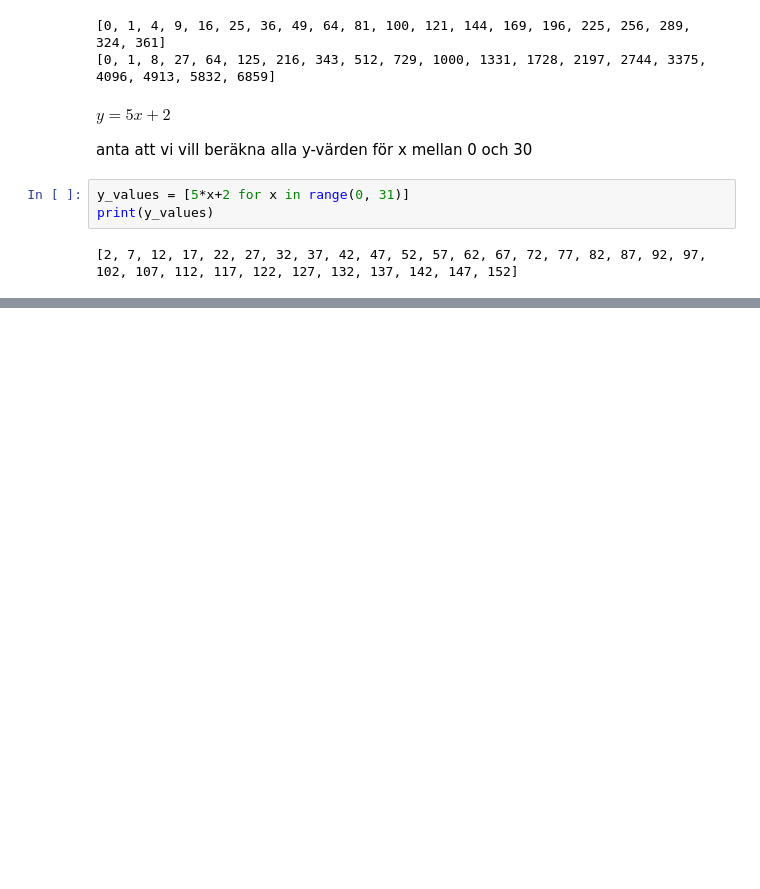
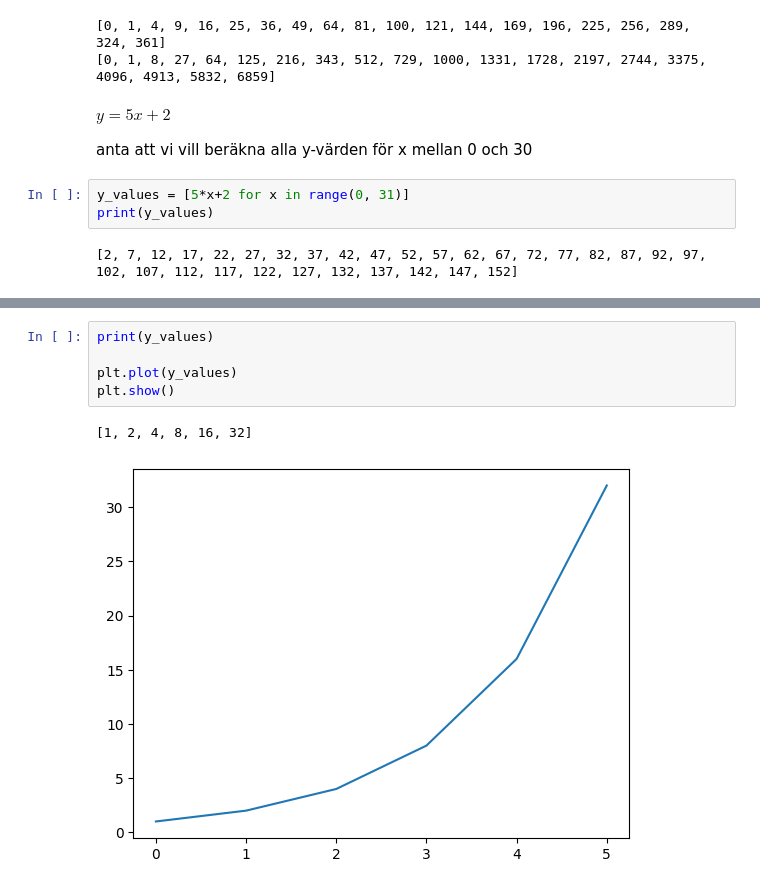
Before and after one commit to aleylani/Python-AI25, a Jupyter notebook: lectures/notes/lists.ipynb, the cells around one changed output, grey strips where cells are left out. Cells and saved outputs as stored; diff of their text form; blank space fills up the shorter version.

```diff
--- a/lectures/notes/lists.ipynb
+++ b/lectures/notes/lists.ipynb
@@ -189,0 +230,8 @@ print(y_values)
+# %%
+print(y_values)
+
+plt.plot(y_values)
+plt.show()
+# %% [output]
+[1, 2, 4, 8, 16, 32]
+[figure, added]
```
Also changed, not shown: parts of 17 cells of this notebook, 2 other files.
